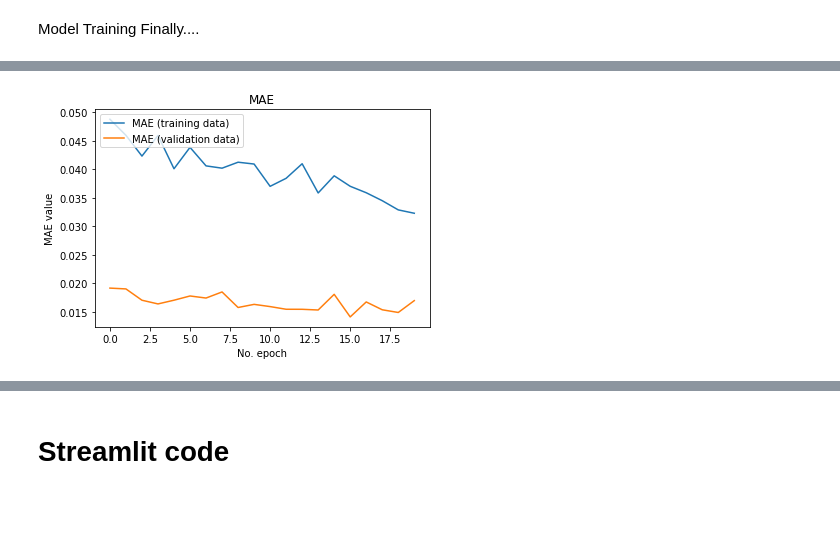
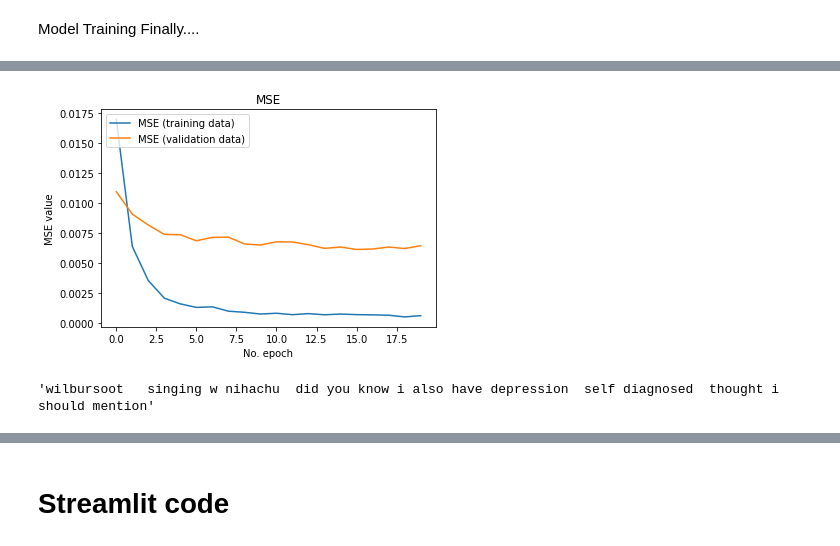
Before and after one commit to Gail529/Mental-health, a Jupyter notebook: lstm_MH_model.ipynb, the cells around one changed output, grey strips where cells are left out. Saved outputs shown, nothing was run; the diff lists cells and outputs as text; code cells hidden in the pictures; blank space fills up the shorter version.

```diff
--- a/lstm_MH_model.ipynb
+++ b/lstm_MH_model.ipynb
@@ -208,18 +252,3 @@ y_scaler = scaler.fit(y_train)
 
 scaled_ytrain = y_scaler.transform(y_train)
 scaled_ytest = y_scaler.transform(y_test)
-# %%
-emotion_score=data['label'].values
-
-VALIDATION_SPLIT = 0.2
-indices = np.arange(tweet_pad.shape[0])
-np.random.shuffle(indices)
-tweet_pad = tweet_pad[indices]
-emotion_score = emotion_score[indices]
-
-num_validation_samples = int(VALIDATION_SPLIT * tweet_pad.shape[0])
-
-x_train_pad = tweet_pad[:-num_validation_samples]
-y_train = emotion_score[:-num_validation_samples]
-x_test_pad = tweet_pad[-num_validation_samples:]
-y_test = emotion_score[-num_validation_samples:]
@@ -277,13 +283,3 @@ print(num_words)
-# %%
-def get_class_model():
-    model = Sequential()
-    model.add(Embedding(num_words ,EMBEDDING_DIM))
-    model.add(LSTM(1, activation="relu"))
-    model.add(Dropout(0.5))
-    model.add(Dense(1,activation='sigmoid'))
-    model.compile(loss='sparse_categorical_crossentropy',optimizer='adam' , metrics=['accuracy'])
-
-model=get_model2()
 # %%
 import tensorflow as tf
 from tensorflow import keras
@@ -295,7 +291,7 @@ def get_reg_model():
     model.add(Dropout(0.2))
     model.add(LSTM(64))
     model.add(Dropout(0.2))
-    model.add(Dense(1, activation='linear'))
+    model.add(Dense(1, activation='tanh'))
     model.compile(loss='mean_squared_error', optimizer='adam')
     return model
 
@@ -325,19 +321,25 @@ Epoch 20/20
 # %%
 import matplotlib.pyplot as plt
 
-plt.plot(history.history['loss'], label='MAE (training data)')
-plt.plot(history.history['val_loss'], label='MAE (validation data)')
-plt.title('MAE')
-plt.ylabel('MAE value')
+plt.plot(history.history['loss'], label='MSE (training data)')
+plt.plot(history.history['val_loss'], label='MSE (validation data)')
+plt.title('MSE')
+plt.ylabel('MSE value')
 plt.xlabel('No. epoch')
 plt.legend(loc="upper left")
 plt.show()
 # %% [output]
-[figure, old version]
+[figure, new version]
 # %%
 model.save('MH3_reg_model.h5')
 # %%
 reconstructed_model = keras.models.load_model('/content/MH3_reg_model.h5')
+# %%
+tweets=dataframe['tweets']
+test_text=tweets[1606]
+test_text
+# %% [output]
+'wilbursoot   singing w nihachu  did you know i also have depression  self diagnosed  thought i should mention'
 # %%
 model=load_model('/content/MH3_reg_model.h5')
 with open('/content/tokenizer.pickle', 'rb') as handle:
```
Also changed, not shown: parts of 19 cells of this notebook.
